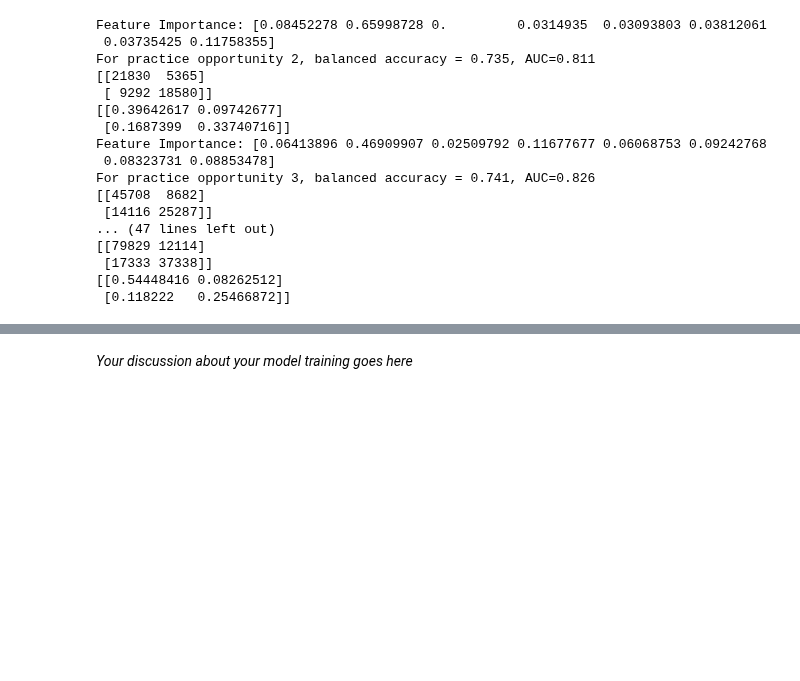
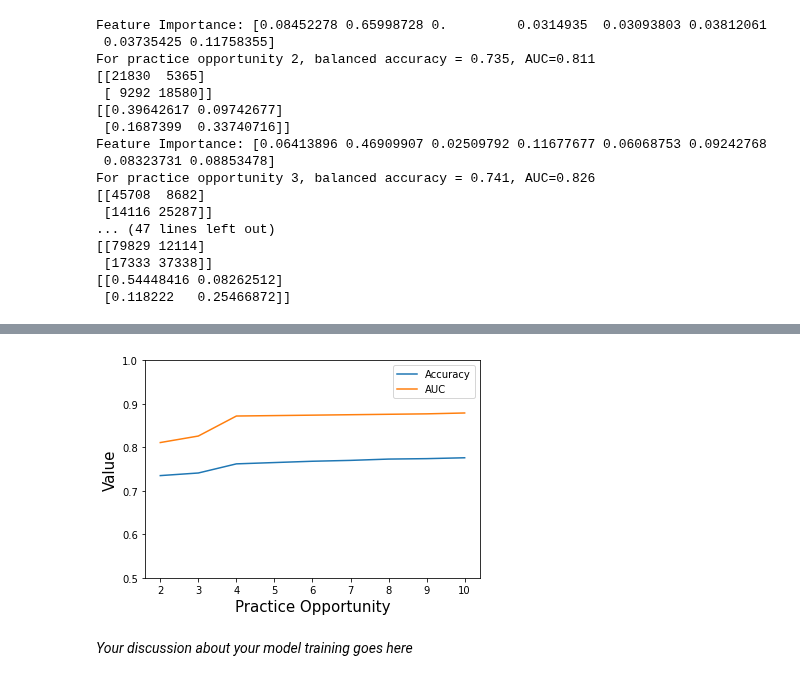
Before and after one commit to odudler/mlbd2023, a Jupyter notebook: m4_calcularis_report.ipynb, the cells around one changed output, grey strips where cells are left out. Cells and saved outputs as stored; diff of their text form; code cells hidden in the pictures; blank space fills up the shorter version.

```diff
--- a/m4_calcularis_report.ipynb
+++ b/m4_calcularis_report.ipynb
@@ -569,3 +600,20 @@ Recall: 0.6829580582027035%
+# %%
+#plot the accuracy and the AUC
+accuracy = []
+auc = []
+for i in range(2,PO_CUTOFF+1):
+    accuracy.append(results[i][0])
+    auc.append(results[i][1])
+
+plt.plot([2,3,4,5,6,7,8,9,10],accuracy)
+plt.plot([2,3,4,5,6,7,8,9,10], auc)
+plt.xlabel('Practice Opportunity', fontsize=15)
+plt.ylabel('Value', fontsize=15)
+plt.legend(['Accuracy', 'AUC'])
+plt.ylim([0.5, 1])
+plt.show()
+# %% [output]
+[figure, added]
 # %%
 import pickle
 import os
```
Also changed, not shown: parts of 3 cells of this notebook.
